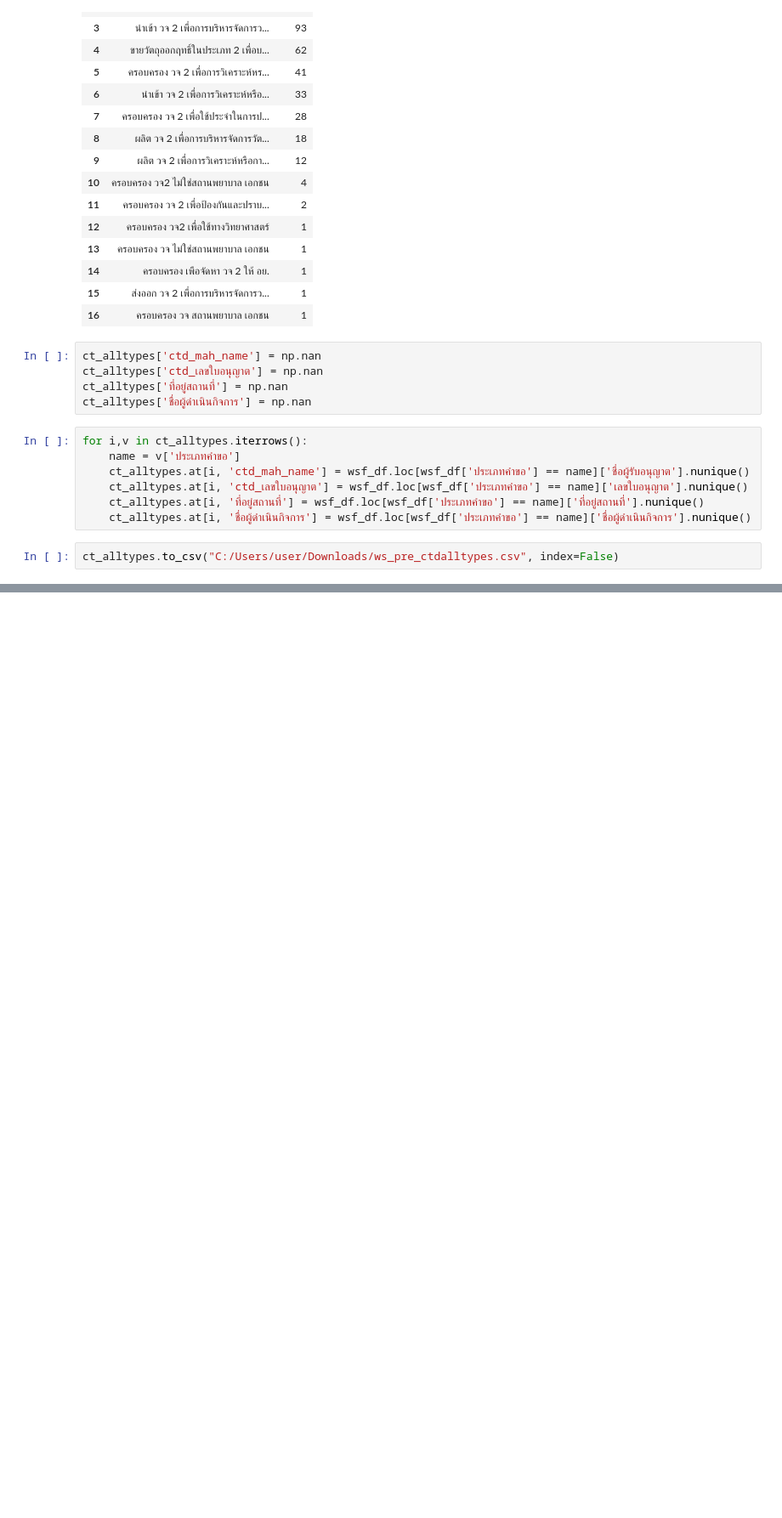
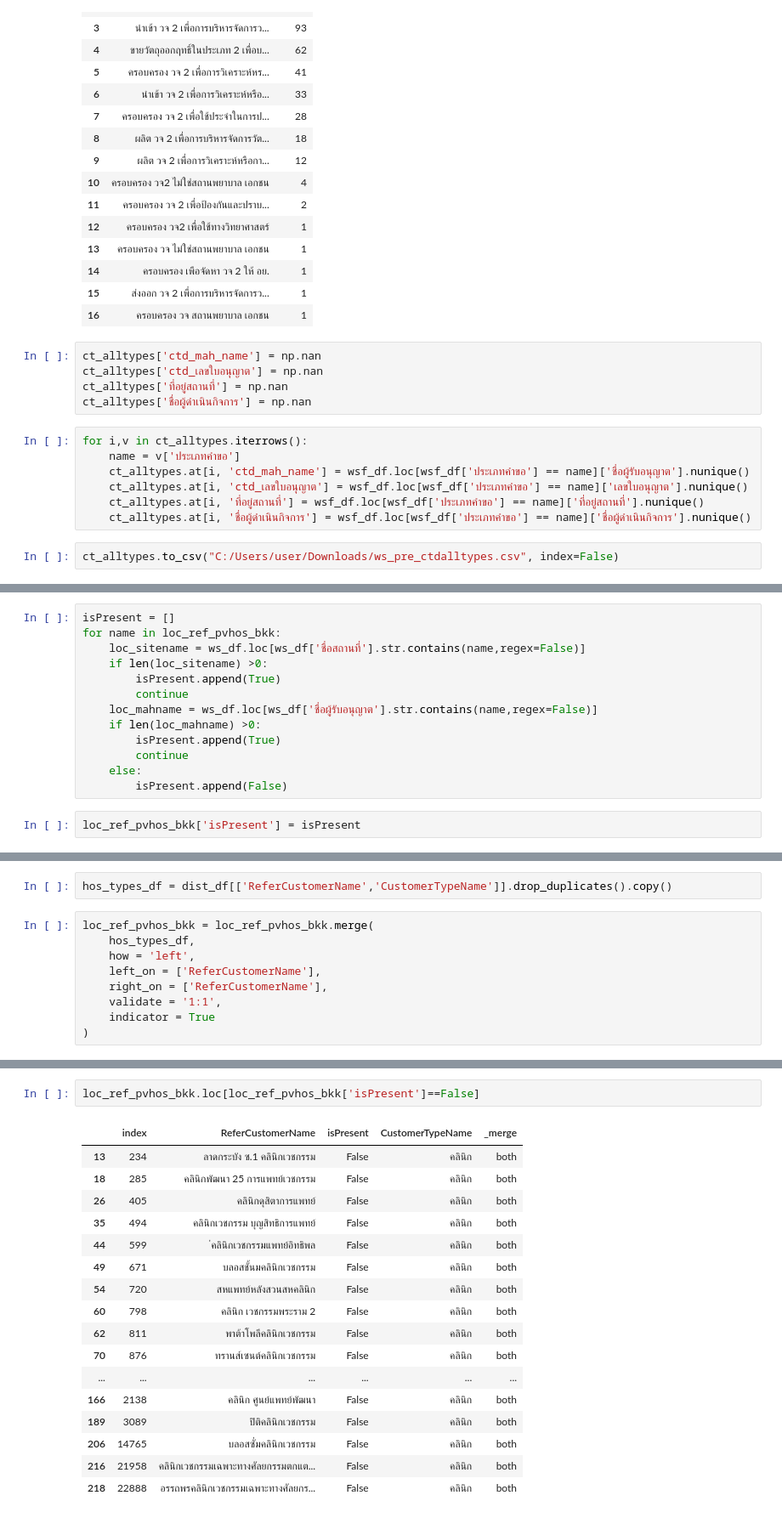
Before and after one commit to konrawit13/nct_distr, a Jupyter notebook: dist_report_v8.ipynb, the cells around one changed output, grey strips where cells are left out. Shown at 85% size. Drawn from its saved outputs; the diff is of its cells as text; blank space fills up the shorter version.

Commit message:
updated cross-validate
ws vs. dist finished

```diff
--- a/dist_report_v8.ipynb
+++ b/dist_report_v8.ipynb
@@ -593,0 +676,15 @@ ct_alltypes.to_csv("C:/Users/user/Downloads/ws_pre_ctdalltypes.csv", index=False
+# %%
+isPresent = []
+for name in loc_ref_pvhos_bkk:
+    loc_sitename = ws_df.loc[ws_df['ชื่อสถานที่'].str.contains(name,regex=False)]
+    if len(loc_sitename) >0:
+        isPresent.append(True)
+        continue
+    loc_mahname = ws_df.loc[ws_df['ชื่อผู้รับอนุญาต'].str.contains(name,regex=False)]
+    if len(loc_mahname) >0:
+        isPresent.append(True)
+        continue
+    else:
+        isPresent.append(False)
+# %%
+loc_ref_pvhos_bkk['isPresent'] = isPresent
@@ -593,0 +728,11 @@ ct_alltypes.to_csv("C:/Users/user/Downloads/ws_pre_ctdalltypes.csv", index=False
+# %%
+hos_types_df = dist_df[['ReferCustomerName','CustomerTypeName']].drop_duplicates().copy()
+# %%
+loc_ref_pvhos_bkk = loc_ref_pvhos_bkk.merge(
+    hos_types_df,
+    how = 'left',
+    left_on = ['ReferCustomerName'],
+    right_on = ['ReferCustomerName'],
+    validate = '1:1',
+    indicator = True
+)
@@ -593,0 +757,20 @@ ct_alltypes.to_csv("C:/Users/user/Downloads/ws_pre_ctdalltypes.csv", index=False
+# %%
+loc_ref_pvhos_bkk.loc[loc_ref_pvhos_bkk['isPresent']==False]
+# %% [output]
+|  | index | ReferCustomerName | isPresent | CustomerTypeName | _merge |
+| 13 | 234 | ลาดกระบัง ซ.1 คลินิกเวชกรรม | False | คลินิก | both |
+| 18 | 285 | คลินิกพัฒนา 25 การแพทย์เวชกรรม | False | คลินิก | both |
+| 26 | 405 | คลินิกดุสิตาการแพทย์ | False | คลินิก | both |
+| 35 | 494 | คลินิกเวชกรรม บุญสิทธิการแพทย์ | False | คลินิก | both |
+| 44 | 599 | ่คลินิกเวชกรรมแพทย์อิทธิพล | False | คลินิก | both |
+| 49 | 671 | บลอสชั้นมคลินิกเวชกรรม | False | คลินิก | both |
+| 54 | 720 | สหแพทย์หลังสวนสหคลินิก | False | คลินิก | both |
+| 60 | 798 | คลินิก เวชกรรมพระราม 2 | False | คลินิก | both |
+| 62 | 811 | พาต้าโพลีคลินิกเวชกรรม | False | คลินิก | both |
+| 70 | 876 | ทรานส์เซนต์คลินิกเวชกรรม | False | คลินิก | both |
+| ... | ... | ... | ... | ... | ... |
+| 166 | 2138 | คลินิก ศูนย์แพทย์พัฒนา | False | คลินิก | both |
+| 189 | 3089 | ปิติคลินิกเวชกรรม | False | คลินิก | both |
+| 206 | 14765 | บลอสซั่มคลินิกเวชกรรม | False | คลินิก | both |
+| 216 | 21958 | คลินิกเวชกรรมเฉพาะทางศัลยกรรมตกแต... | False | คลินิก | both |
+| 218 | 22888 | อรรถพรคลินิกเวชกรรมเฉพาะทางศัลยกร... | False | คลินิก | both |
```
Also changed, not shown: parts of 32 cells of this notebook.
